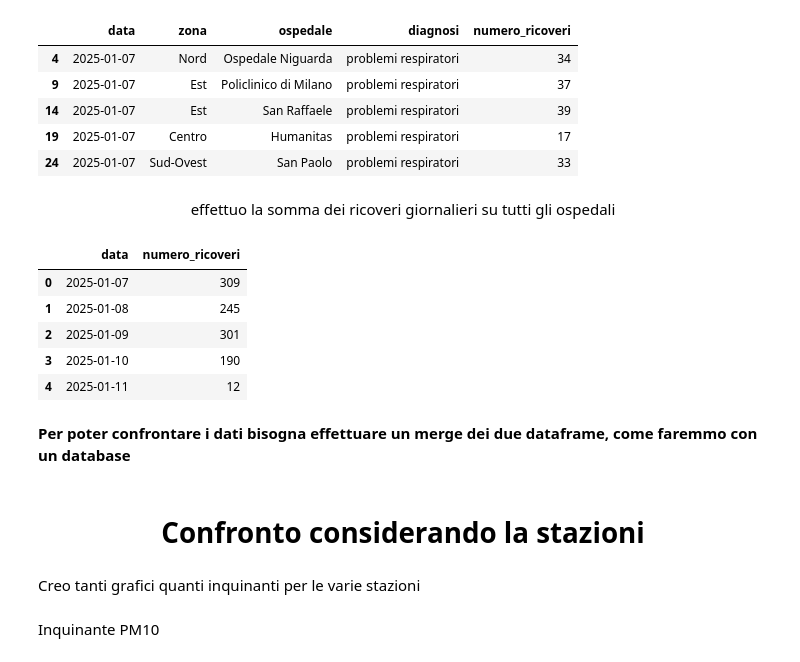
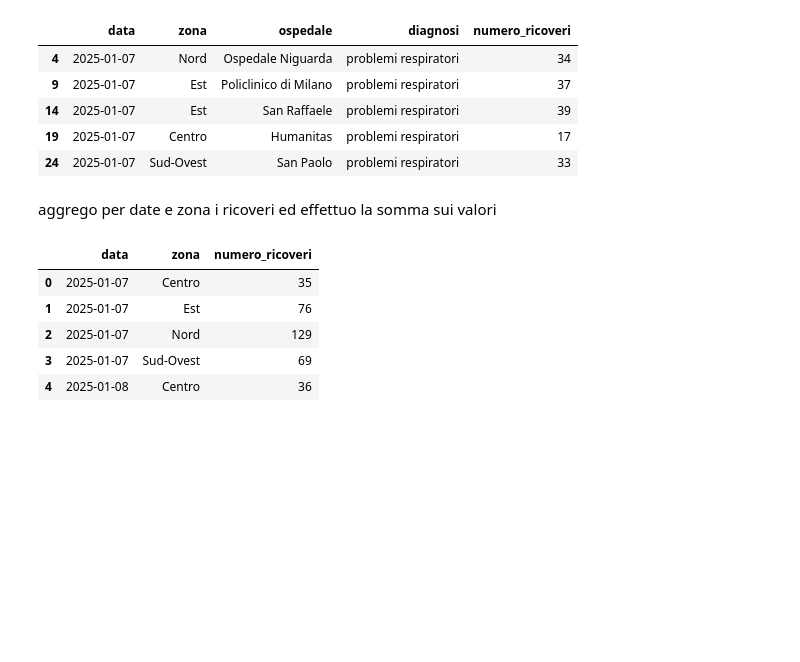
Before and after one commit to AntoninoCardillo2/Progetto_BigData, a Jupyter notebook: progetto_big_data.ipynb, the cells around one changed output. Saved outputs shown, nothing was run; the diff lists cells and outputs as text; code cells hidden in the pictures; blank space fills up the shorter version.

Commit message:
Modifica di logica nel confronto dei dataset

```diff
--- a/progetto_big_data.ipynb
+++ b/progetto_big_data.ipynb
@@ -182,15 +213,15 @@ df_respiratori.head()
 | 19 | 2025-01-07 | Centro | Humanitas | problemi respiratori | 17 |
 | 24 | 2025-01-07 | Sud-Ovest | San Paolo | problemi respiratori | 33 |
 # %% [markdown]
-<center>effettuo la somma dei ricoveri giornalieri su tutti gli ospedali</center>
+aggrego per date e zona i ricoveri ed effettuo la somma sui valori
 # %%
-df_ricoveri_per_giorno = df_respiratori.groupby('data')['numero_ricoveri'].sum().reset_index()
+df_ricoveri_data_zona = df_respiratori.groupby(['data', 'zona'])['numero_ricoveri'].sum().reset_index()
 # %%
-df_ricoveri_per_giorno.head()
+df_ricoveri_data_zona.head()
 # %% [output]
-|  | data | numero_ricoveri |
-| 0 | 2025-01-07 | 309 |
-| 1 | 2025-01-08 | 245 |
-| 2 | 2025-01-09 | 301 |
-| 3 | 2025-01-10 | 190 |
-| 4 | 2025-01-11 | 12 |
+|  | data | zona | numero_ricoveri |
+| 0 | 2025-01-07 | Centro | 35 |
+| 1 | 2025-01-07 | Est | 76 |
+| 2 | 2025-01-07 | Nord | 129 |
+| 3 | 2025-01-07 | Sud-Ovest | 69 |
+| 4 | 2025-01-08 | Centro | 36 |
@@ -199,8 +227,0 @@ df_ricoveri_per_giorno.head()
-# %% [markdown]
-**Per poter confrontare i dati bisogna effettuare un merge dei due dataframe, come faremmo con un database**
-# %% [markdown]
-# **<center>Confronto considerando la stazioni</center>**
-# %% [markdown]
-Creo tanti grafici quanti inquinanti per le varie stazioni
-# %% [markdown]
-Inquinante PM10
```
Also changed, not shown: parts of 40 cells of this notebook.
